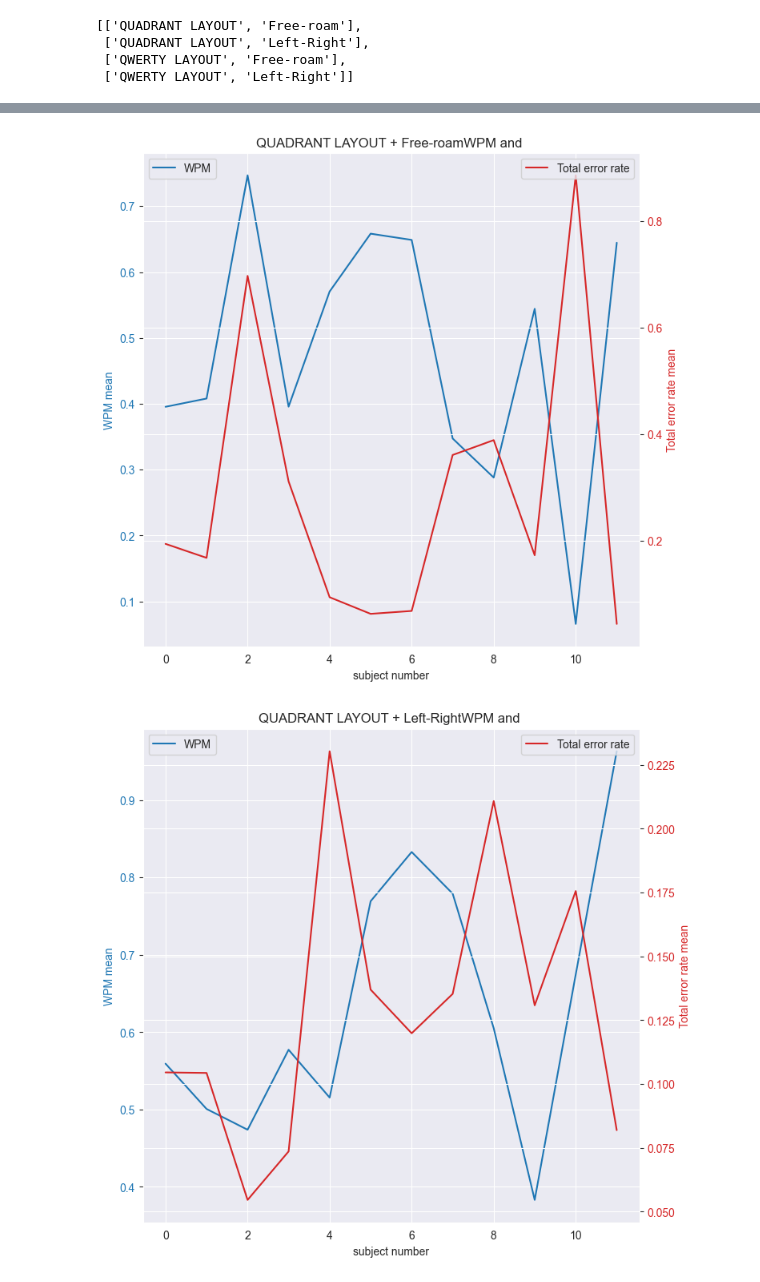
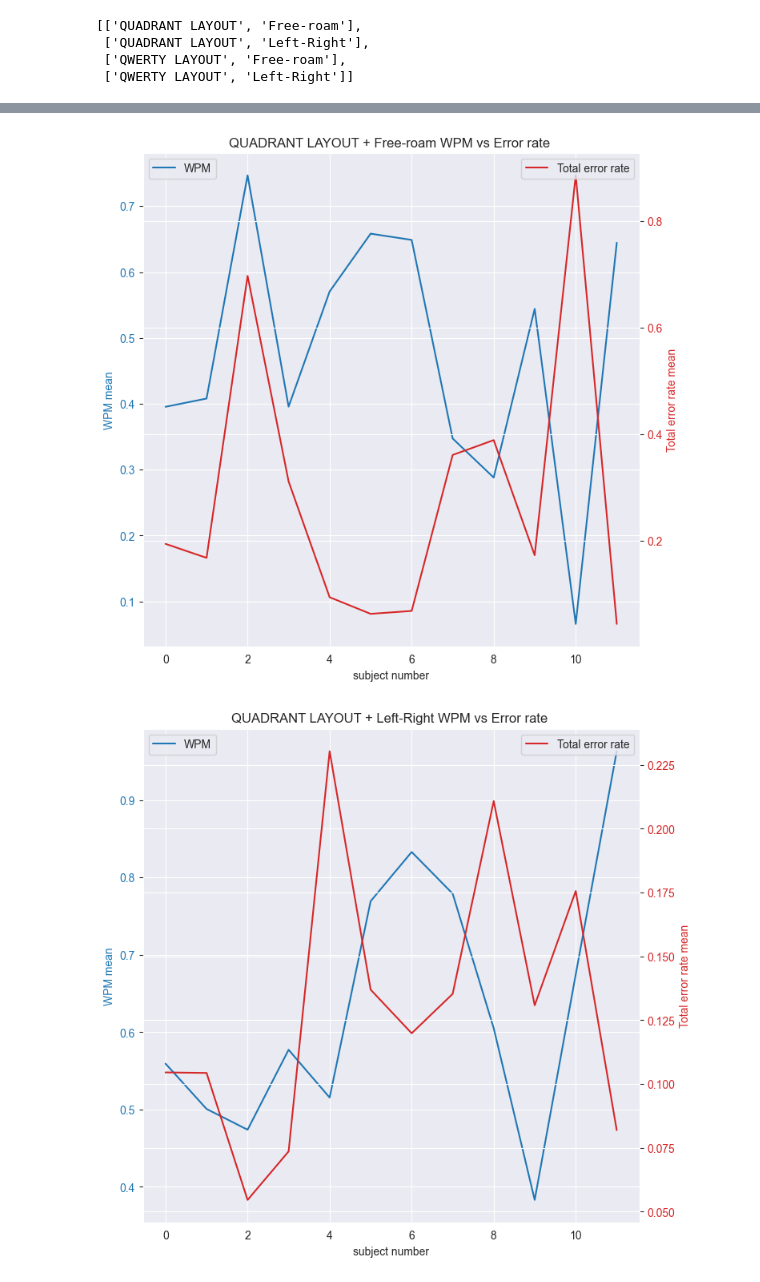
Before and after one commit to File500/HCI_Project_, a Jupyter notebook: HCI_Proj/HCI_EDA.ipynb, the cells around one changed output, grey strips where cells are left out. Drawn from its saved outputs; the diff is of its cells as text; code cells hidden in the pictures.

Commit message:
data visualisation complete

```diff
--- a/HCI_Proj/HCI_EDA.ipynb
+++ b/HCI_Proj/HCI_EDA.ipynb
@@ -348,32 +348,32 @@ finalTER
 # %%
 for i in range(4):
     x = range(0,12)
     y1 = finalWPM[name[i]].tolist()
     y2 = finalTER[name[i]].tolist()
 
     # Creating figure and axis objects
     fig, ax1 = plt.subplots(figsize=(8, 8))
 
     # Plotting the first line
     color = 'tab:blue'
     ax1.set_xlabel('subject number')
     ax1.set_ylabel('WPM mean', color=color)
     ax1.plot(x, y1, color=color, label = 'WPM')
     ax1.tick_params(axis='y', labelcolor=color)
 
     # Creating a second y-axis
     ax2 = ax1.twinx()
     color = 'tab:red'
     ax2.set_ylabel('Total error rate mean', color=color)
     ax2.plot(x, y2, color=color, label = 'Total error rate')
     ax2.tick_params(axis='y', labelcolor=color)
 
     # Adding a title
-    plt.title(name[i]+'WPM and ')
+    plt.title(name[i]+' WPM vs Error rate ')
     ax2.legend(loc='upper right')
     ax1.legend(loc='upper left')
     # Show plot
     plt.show()
 # %% [output]
-[figure, old version]
+[figure, new version]
-[figure, old version]
+[figure, new version]
```
Also changed, not shown: parts of 2 cells of this notebook.
